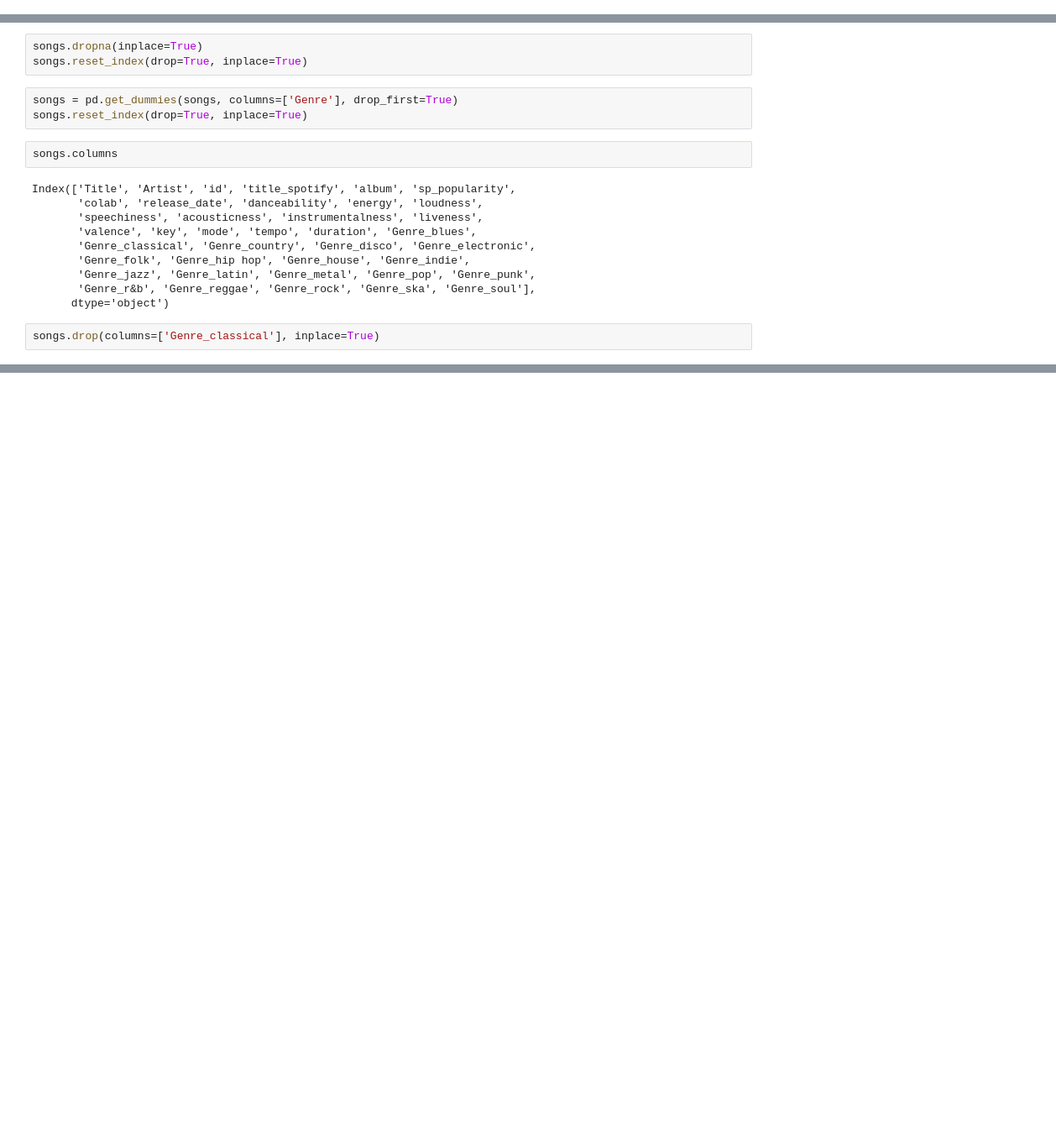
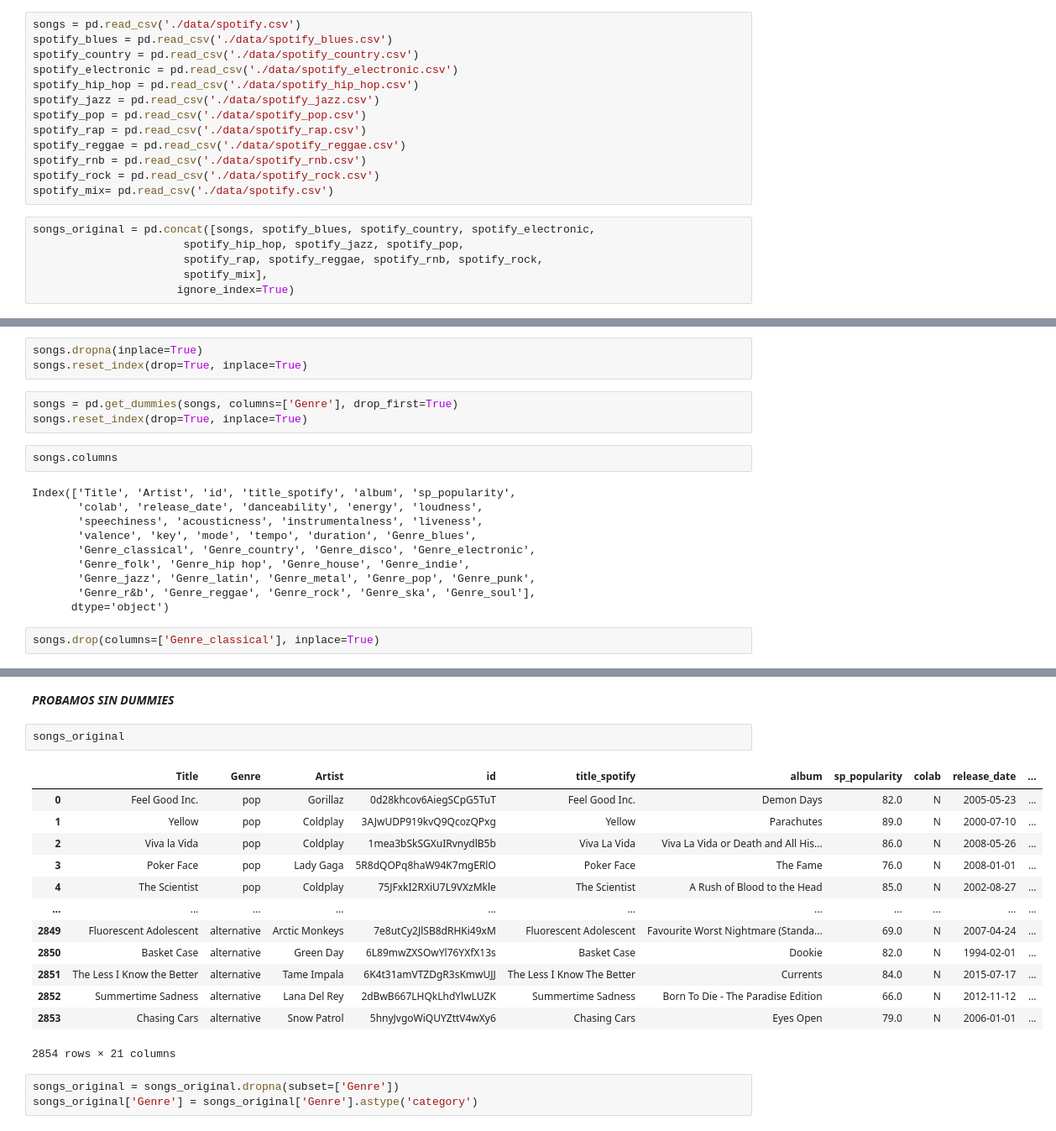
Before and after one commit to almudenamcastro/ironhack-w6-popatomsML, a Jupyter notebook: gabi_ml.ipynb, the cells around one changed output, grey strips where cells are left out. Shown: that part at 84% size. Drawn from its saved outputs; the diff is of its cells as text; blank space fills up the shorter version.

```diff
--- a/gabi_ml.ipynb
+++ b/gabi_ml.ipynb
@@ -13,3 +21,22 @@ songs = pd.read_csv('./data/spotify.csv')
+# %%
+songs = pd.read_csv('./data/spotify.csv')
+spotify_blues = pd.read_csv('./data/spotify_blues.csv')
+spotify_country = pd.read_csv('./data/spotify_country.csv')
+spotify_electronic = pd.read_csv('./data/spotify_electronic.csv')
+spotify_hip_hop = pd.read_csv('./data/spotify_hip_hop.csv')
+spotify_jazz = pd.read_csv('./data/spotify_jazz.csv')
+spotify_pop = pd.read_csv('./data/spotify_pop.csv')
+spotify_rap = pd.read_csv('./data/spotify_rap.csv')
+spotify_reggae = pd.read_csv('./data/spotify_reggae.csv')
+spotify_rnb = pd.read_csv('./data/spotify_rnb.csv')
+spotify_rock = pd.read_csv('./data/spotify_rock.csv')
+spotify_mix= pd.read_csv('./data/spotify.csv')
+# %%
+songs_original = pd.concat([songs, spotify_blues, spotify_country, spotify_electronic,
+                       spotify_hip_hop, spotify_jazz, spotify_pop,
+                       spotify_rap, spotify_reggae, spotify_rnb, spotify_rock,
+                       spotify_mix],
+                      ignore_index=True)
 # %%
 songs.info()
 # %% [output]
@@ -319,0 +456,21 @@ Mejores parámetros: {'max_depth': None, 'min_samples_split': 2, 'n_estimators':
+# %% [markdown]
+***PROBAMOS SIN DUMMIES***
+# %%
+songs_original
+# %% [output]
+|  | Title | Genre | Artist | id | title_spotify | album | sp_popularity | colab | release_date | ... |
+| 0 | Feel Good Inc. | pop | Gorillaz | 0d28khcov6AiegSCpG5TuT | Feel Good Inc. | Demon Days | 82.0 | N | 2005-05-23 | ... |
+| 1 | Yellow | pop | Coldplay | 3AJwUDP919kvQ9QcozQPxg | Yellow | Parachutes | 89.0 | N | 2000-07-10 | ... |
+| 2 | Viva la Vida | pop | Coldplay | 1mea3bSkSGXuIRvnydlB5b | Viva La Vida | Viva La Vida or Death and All His... | 86.0 | N | 2008-05-26 | ... |
+| 3 | Poker Face | pop | Lady Gaga | 5R8dQOPq8haW94K7mgERlO | Poker Face | The Fame | 76.0 | N | 2008-01-01 | ... |
+| 4 | The Scientist | pop | Coldplay | 75JFxkI2RXiU7L9VXzMkle | The Scientist | A Rush of Blood to the Head | 85.0 | N | 2002-08-27 | ... |
+| ... | ... | ... | ... | ... | ... | ... | ... | ... | ... | ... |
+| 2849 | Fluorescent Adolescent | alternative | Arctic Monkeys | 7e8utCy2JlSB8dRHKi49xM | Fluorescent Adolescent | Favourite Worst Nightmare (Standa... | 69.0 | N | 2007-04-24 | ... |
+| 2850 | Basket Case | alternative | Green Day | 6L89mwZXSOwYl76YXfX13s | Basket Case | Dookie | 82.0 | N | 1994-02-01 | ... |
+| 2851 | The Less I Know the Better | alternative | Tame Impala | 6K4t31amVTZDgR3sKmwUJJ | The Less I Know The Better | Currents | 84.0 | N | 2015-07-17 | ... |
+| 2852 | Summertime Sadness | alternative | Lana Del Rey | 2dBwB667LHQkLhdYlwLUZK | Summertime Sadness | Born To Die - The Paradise Edition | 66.0 | N | 2012-11-12 | ... |
+| 2853 | Chasing Cars | alternative | Snow Patrol | 5hnyJvgoWiQUYZttV4wXy6 | Chasing Cars | Eyes Open | 79.0 | N | 2006-01-01 | ... |
+2854 rows × 21 columns
+# %%
+songs_original = songs_original.dropna(subset=['Genre'])
+songs_original['Genre'] = songs_original['Genre'].astype('category')
```
Also changed, not shown: parts of 15 cells of this notebook, 10 other files.
